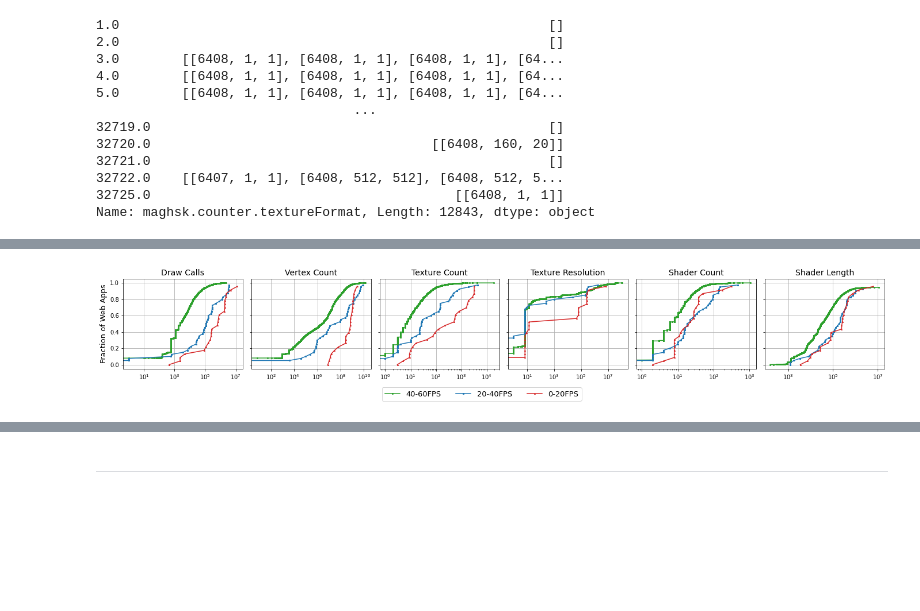
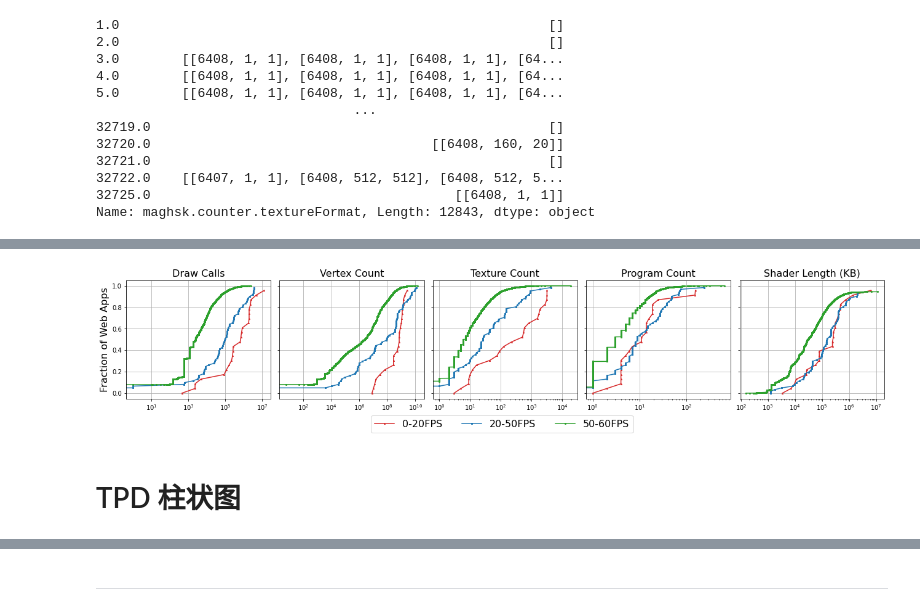
Before and after one commit to yudshj/WebGL-Empirical-Study-new, a Jupyter notebook: 4-2.WWW/raf/2_analyze.ipynb, the cells around one changed output, grey strips where cells are left out. Saved outputs shown, nothing was run; the diff lists cells and outputs as text; code cells hidden in the pictures; blank space fills up the shorter version.

```diff
--- a/4-2.WWW/raf/2_analyze.ipynb
+++ b/4-2.WWW/raf/2_analyze.ipynb
@@ -11,3 +11,14 @@ df_b_offscreen = pd.read_pickle('./output/1_df_raf_offscreen-win-0924.pkl.zstd',
 df_b_extensions = pd.read_pickle('./output/1_df_raf_extensions-win-0924.pkl.zstd', compression='zstd')
 # %%
 df_b_programs = pd.read_pickle('./output/1_df_programs-win-0924.pkl.zstd', compression='zstd')
+# %%
+draw_calls = df_ab[['maghsk.counter.funcCount.drawArrays', 'maghsk.counter.funcCount.drawElements', 'maghsk.counter.funcCount.drawArraysInstanced', 'maghsk.counter.funcCount.drawElementsInstanced']].sum(axis=1)
+vertex_count = df_ab['maghsk.counter.vertexCount']
+texture_count = df_ab['maghsk.counter.resources.Texture']
+program_count = df_ab['maghsk.counter.resources.Program']
+# texture_size = df_ab['textureSize']
+program_length = df_b_shaders.groupby('index_webapp')['source'].apply(lambda x: sum(len(y) for y in x))
+dfs = [draw_calls, vertex_count, texture_count, program_count, program_length]
+df_plot = pd.concat(dfs, axis=1, keys=['Draw Calls', 'Vertex Count', 'Texture Count', 'Program Count', 'Shader Length (KB)'])
+df_plot.to_pickle('./output/df_complexity.pkl.zstd', compression='zstd')
+df_plot
@@ -53,3 +80,6 @@ df_b_offscreen = df_b_offscreen[df_b_offscreen['index_webapp'].isin(ok_index)].s
 # %%
 df_b_extensions = pd.DataFrame(df_b_extensions).join(df_perf[[]], how='right', on='index_webapp', lsuffix='_b', rsuffix='_perf').fillna(0)
 df_b_extensions = df_b_extensions[df_b_extensions['index_webapp'].isin(ok_index)]
+# %%
+df_plot = pd.DataFrame(df_plot).join(df_perf[[]], how='right', on='index_webapp', lsuffix='_b', rsuffix='_perf').fillna(0)
+df_plot = df_plot[df_plot['index_webapp'].isin(ok_index)].set_index('index_webapp')
@@ -81,14 +113,4 @@ df_b['maghsk.counter.textureFormat']
 32725.0                                       [[6408, 1, 1]]
 Name: maghsk.counter.textureFormat, Length: 12843, dtype: object
 # %%
-fps = df_perf['FPS']
+df_plot['FPS'] = df_perf['FPS']
-# %%
-draw_calls = df_ab[['maghsk.counter.funcCount.drawArrays', 'maghsk.counter.funcCount.drawElements', 'maghsk.counter.funcCount.drawArraysInstanced', 'maghsk.counter.funcCount.drawElementsInstanced']].sum(axis=1)
-vertex_count = df_ab['maghsk.counter.vertexCount']
-texture_count = df_ab['maghsk.counter.resources.Texture']
-shader_count = df_ab['maghsk.counter.resources.Shader']
-texture_size = df_ab['textureSize']
-shader_length = df_b_shaders.groupby('index_webapp')['source'].apply(lambda x: sum(len(y) for y in x))
-dfs = [fps, draw_calls, vertex_count, texture_count, texture_size, shader_count, shader_length]
-df_plot = pd.concat(dfs, axis=1, keys=['FPS', 'Draw Calls', 'Vertex Count', 'Texture Count', 'Texture Resolution', 'Shader Count', 'Shader Length (KB)'])
-df_plot
@@ -109,19 +117,21 @@ df_plot
 # %%
-fig, ax = plt.subplots(nrows=1, ncols=6, figsize=(19, 3), sharey=True)
-for i, col in enumerate(df_plot.columns[1:]):
-    plot_cdf(df_plot.loc[(df_plot.FPS>40), col], 'o-', ax=ax[i], markersize=2, color='tab:green')
-    plot_cdf(df_plot.loc[(df_plot.FPS>20) & (df_plot.FPS<=40), col], 's-', ax=ax[i], markersize=2, color='tab:blue')
+fig, ax = plt.subplots(nrows=1, ncols=5, figsize=(18, 3.5), sharey=True)
+for i, col in enumerate(df_plot.columns[:-1]):
     plot_cdf(df_plot.loc[(df_plot.FPS<=20), col], '^-', ax=ax[i], markersize=2, color='tab:red')
-    ax[i].set_title(col, fontsize=14)
+    plot_cdf(df_plot.loc[(df_plot.FPS>20) & (df_plot.FPS<=50), col], 's-', ax=ax[i], markersize=2, color='tab:blue')
+    plot_cdf(df_plot.loc[(df_plot.FPS>50), col], 'o-', ax=ax[i], markersize=2, color='tab:green')
+    ax[i].set_title(col, fontsize=16)
     ax[i].set_xscale('log')
     # grid on
     ax[i].grid()
     ax[i].set_axisbelow(True)
     # ax[i].set_ylabel('Fraction of Web Apps', fontsize=13)
+ax[0].set_ylabel('Fraction of Web Apps', fontsize=16)
 plt.tight_layout()
-ax[0].set_ylabel('Fraction of Web Apps', fontsize=13)
-# ax[-1].set_xlabel('Bytes', fontsize=13)
-ax[0].legend(['40-60FPS', '20-40FPS', '0-20FPS'], loc='lower center', bbox_to_anchor=(3, -0.4), ncol=3, fontsize=13)
-plt.savefig('output/fig/complexity_cdf.pdf', bbox_inches='tight')
+# ax[-1].set_xlabel('Bytes', fontsize=16)
+ax[0].legend(['0-20FPS', '20-50FPS', '50-60FPS'], loc='lower center', bbox_to_anchor=(2.6, -0.33), ncol=3, fontsize=16)
+plt.savefig('output/fig/complexity_cdf.png', bbox_inches='tight', dpi=500)
 # %% [output]
-[figure, old version]
+[figure, new version]
+# %% [markdown]
+# TPD 柱状图
```
Also changed, not shown: parts of 11 cells of this notebook, 5 other files.
